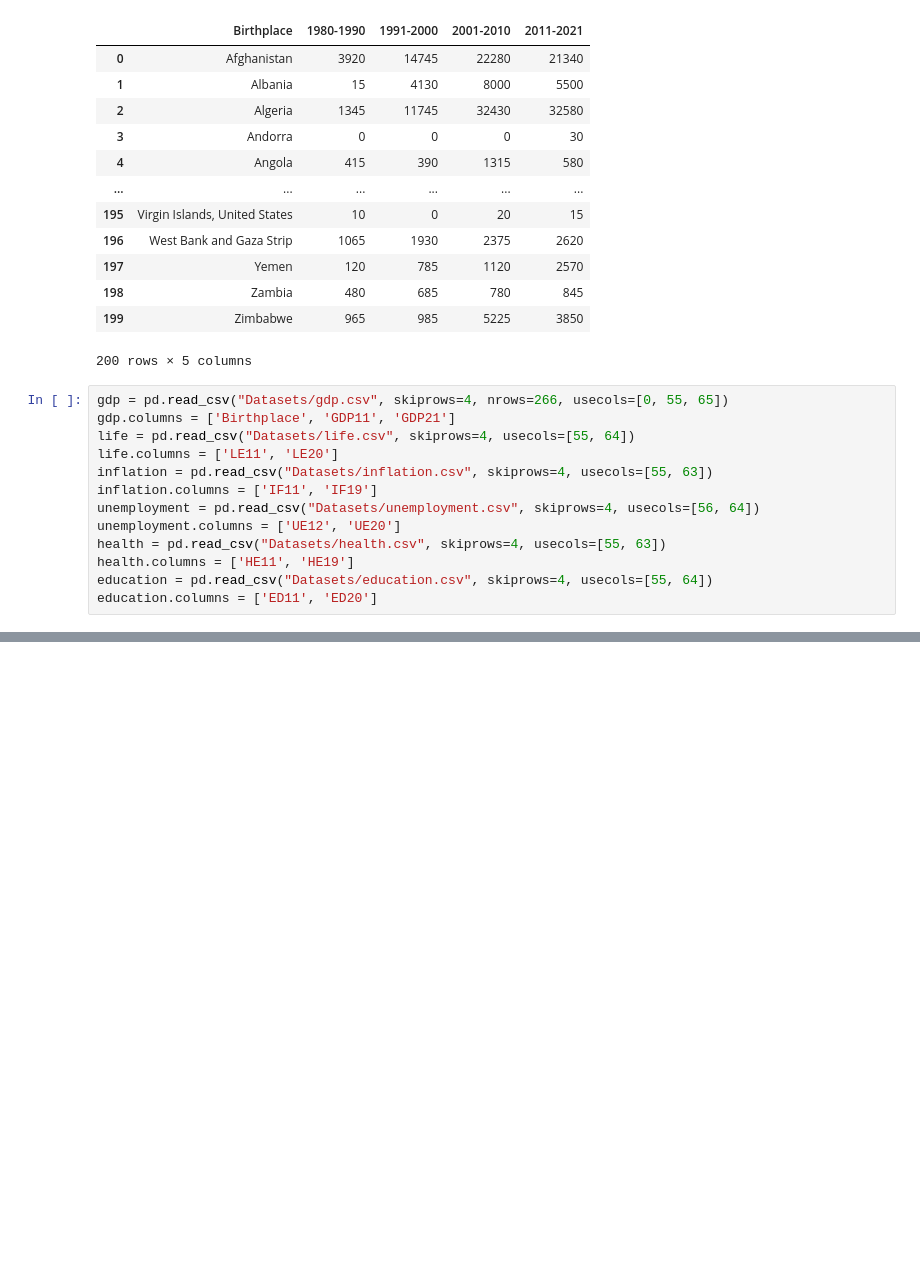
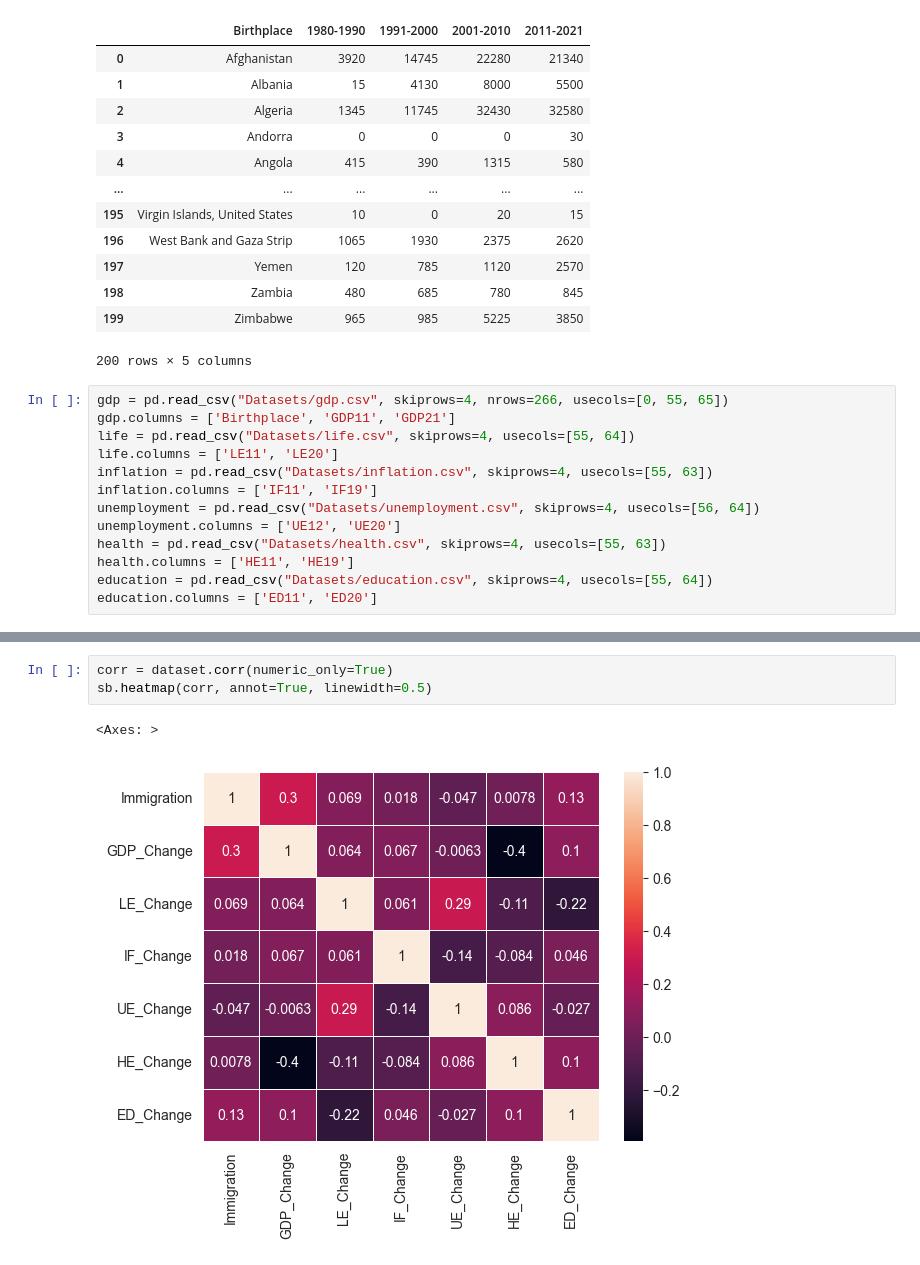
Before and after one commit to Hongwei-Z/CanadianImmigrationStudy, a Jupyter notebook: Main.ipynb, the cells around one changed output, grey strips where cells are left out. Cells and saved outputs as stored; diff of their text form; blank space fills up the shorter version.

Commit message:
add graphs

```diff
--- a/Main.ipynb
+++ b/Main.ipynb
@@ -108,0 +127,6 @@ dataset
+# %%
+corr = dataset.corr(numeric_only=True)
+sb.heatmap(corr, annot=True, linewidth=0.5)
+# %% [output]
+<Axes: >
+[figure, added]
```
Also changed, not shown: parts of 9 cells of this notebook.
